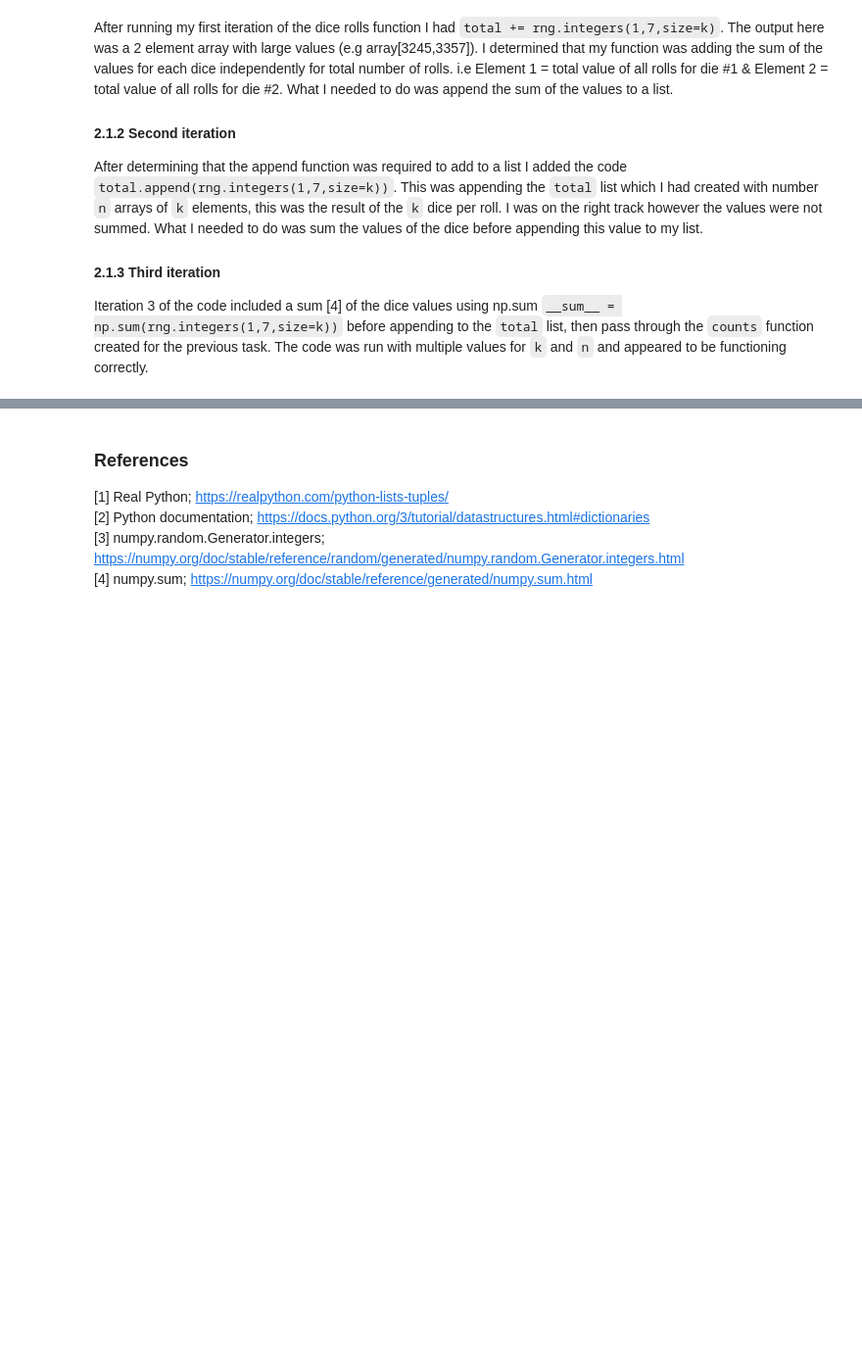
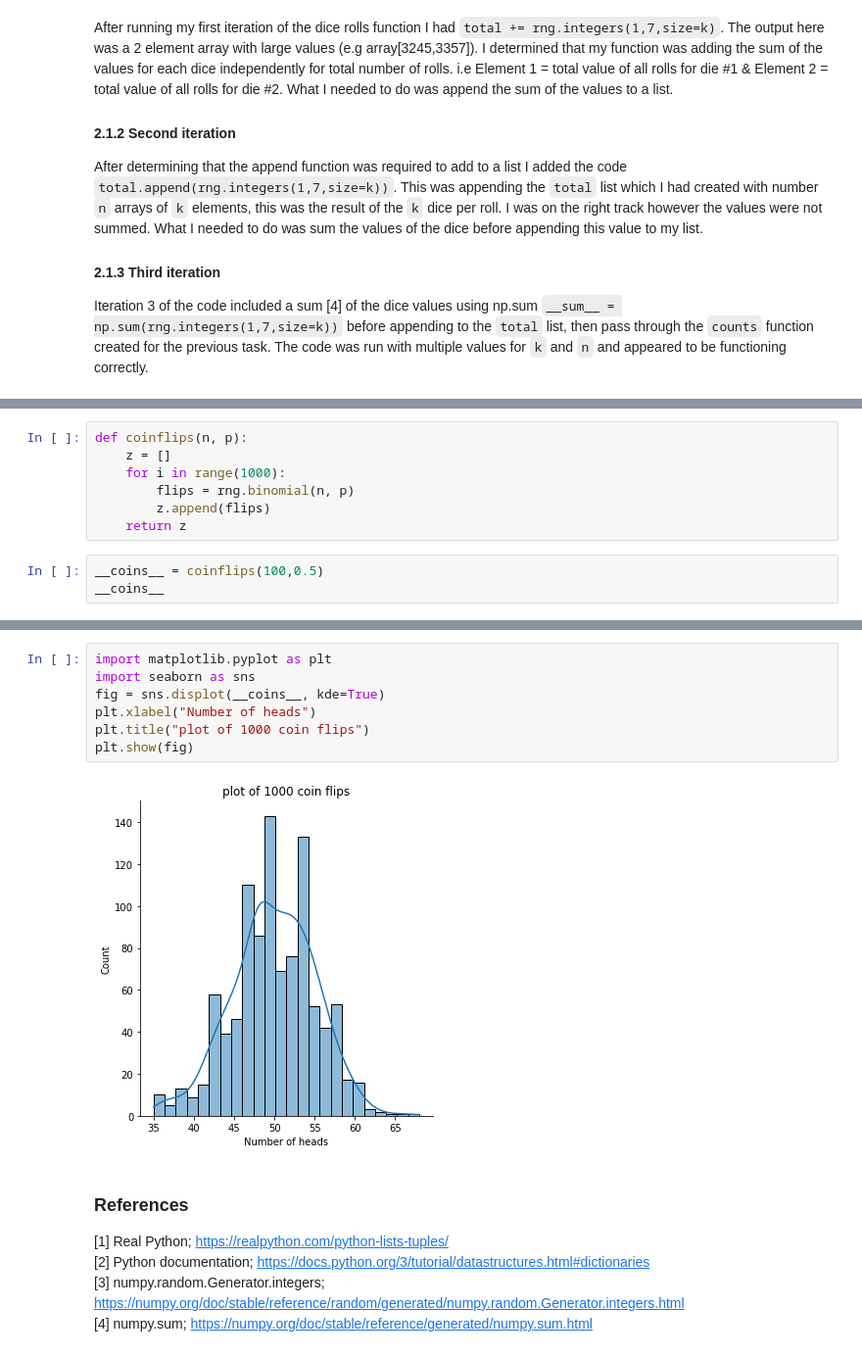
Before and after one commit to killfoley/funddatasks, a Jupyter notebook: Tasks 2020.ipynb, the cells around one changed output, grey strips where cells are left out. Shown: that part at 98% size. Cells and saved outputs as stored; diff of their text form; blank space fills up the shorter version.

```diff
--- a/Tasks 2020.ipynb
+++ b/Tasks 2020.ipynb
@@ -122,0 +137,10 @@
+# %%
+def coinflips(n, p):
+    z = []
+    for i in range(1000):
+        flips = rng.binomial(n, p)
+        z.append(flips)
+    return z
+# %%
+__coins__ = coinflips(100,0.5)
+__coins__
@@ -123,3 +165,12 @@
+# %%
+import matplotlib.pyplot as plt
+import seaborn as sns
+fig = sns.displot(__coins__, kde=True)
+plt.xlabel("Number of heads")
+plt.title("plot of 1000 coin flips")
+plt.show(fig)
+# %% [output]
+[figure, added]
 # %% [markdown]
 ### References
 [1] Real Python; https://realpython.com/python-lists-tuples/<br />
```
Also changed, not shown: parts of 8 cells of this notebook.
